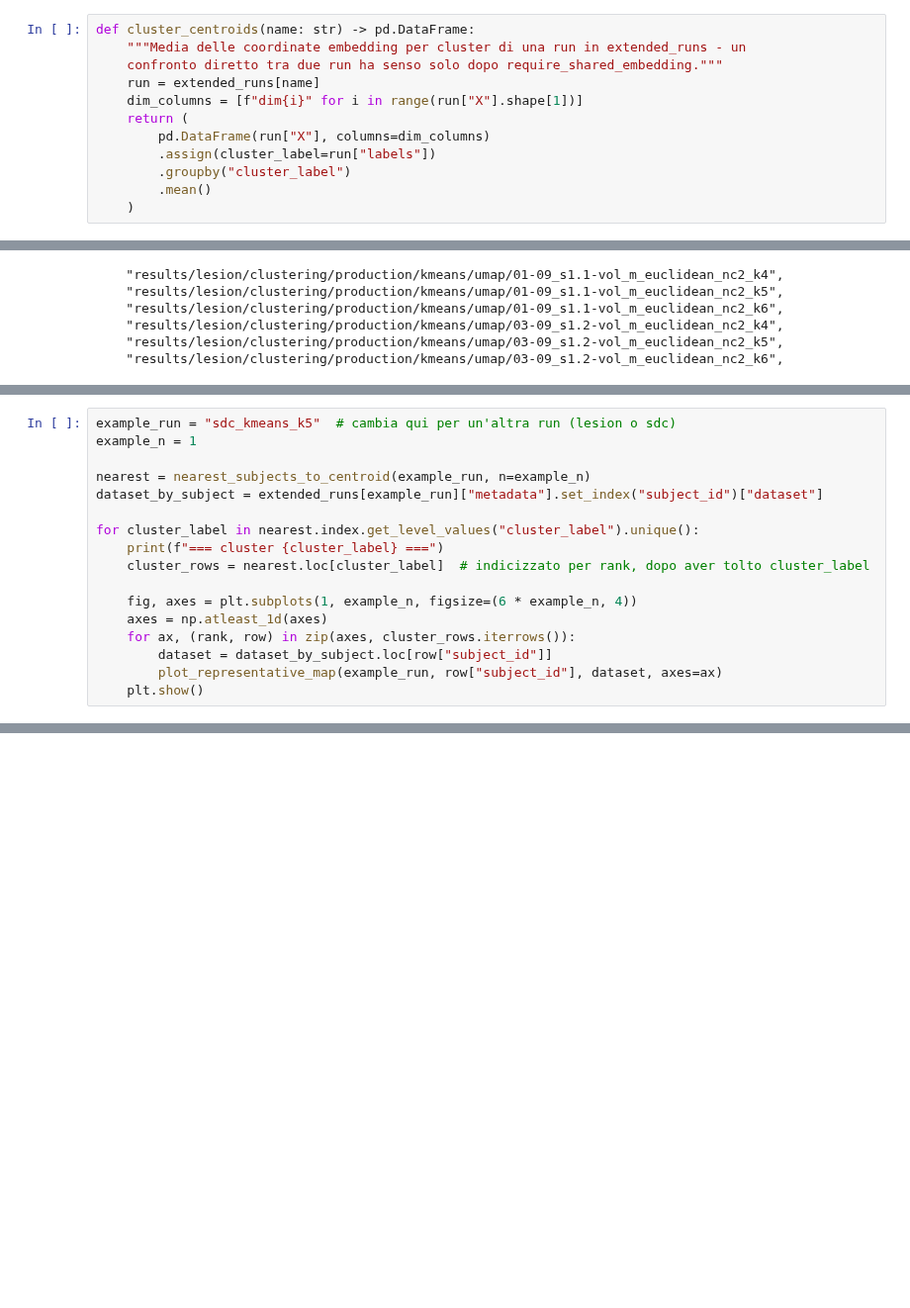
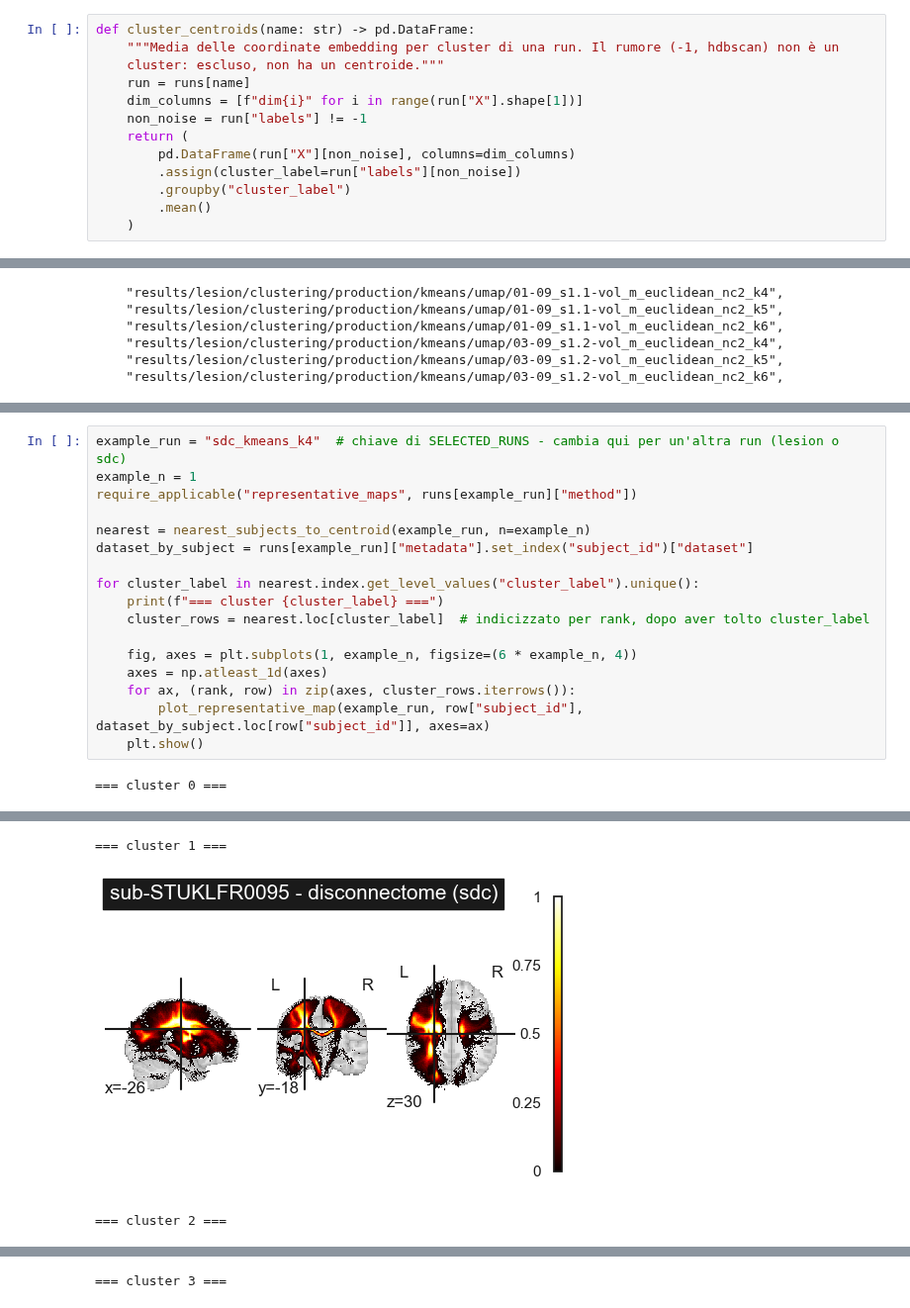
Before and after one commit to EmmaTosato/NEMESIS_fs, a Jupyter notebook: notebooks/post-results_analysis/clustering_evaluation.ipynb, the cells around one changed output, grey strips where cells are left out. Shown at 99% size. Cells and saved outputs as stored; diff of their text form; blank space fills up the shorter version.

```diff
--- a/notebooks/post-results_analysis/clustering_evaluation.ipynb
+++ b/notebooks/post-results_analysis/clustering_evaluation.ipynb
@@ -453,12 +234,13 @@ def require_shared_embedding(name_a: str, name_b: str) -> None:
 # %%
 def cluster_centroids(name: str) -> pd.DataFrame:
-    """Media delle coordinate embedding per cluster di una run in extended_runs - un
-    confronto diretto tra due run ha senso solo dopo require_shared_embedding."""
-    run = extended_runs[name]
+    """Media delle coordinate embedding per cluster di una run. Il rumore (-1, hdbscan) non è un
+    cluster: escluso, non ha un centroide."""
+    run = runs[name]
     dim_columns = [f"dim{i}" for i in range(run["X"].shape[1])]
+    non_noise = run["labels"] != -1
     return (
-        pd.DataFrame(run["X"], columns=dim_columns)
-        .assign(cluster_label=run["labels"])
+        pd.DataFrame(run["X"][non_noise], columns=dim_columns)
+        .assign(cluster_label=run["labels"][non_noise])
         .groupby("cluster_label")
         .mean()
     )
@@ -1428,17 +463,0 @@ Mappa reale (lesion mask o disconnettoma, a seconda della pipeline - `plot_repre
-# %%
-example_run = "sdc_kmeans_k5"  # cambia qui per un'altra run (lesion o sdc)
-example_n = 1
-
-nearest = nearest_subjects_to_centroid(example_run, n=example_n)
-dataset_by_subject = extended_runs[example_run]["metadata"].set_index("subject_id")["dataset"]
-
-for cluster_label in nearest.index.get_level_values("cluster_label").unique():
-    print(f"=== cluster {cluster_label} ===")
-    cluster_rows = nearest.loc[cluster_label]  # indicizzato per rank, dopo aver tolto cluster_label
-
-    fig, axes = plt.subplots(1, example_n, figsize=(6 * example_n, 4))
-    axes = np.atleast_1d(axes)
-    for ax, (rank, row) in zip(axes, cluster_rows.iterrows()):
-        dataset = dataset_by_subject.loc[row["subject_id"]]
-        plot_representative_map(example_run, row["subject_id"], dataset, axes=ax)
-    plt.show()
@@ -1469,0 +767,19 @@ plot_representative_map(example_run, example_subject, example_dataset, style="gl
+# %%
+example_run = "sdc_kmeans_k4"  # chiave di SELECTED_RUNS - cambia qui per un'altra run (lesion o sdc)
+example_n = 1
+require_applicable("representative_maps", runs[example_run]["method"])
+
+nearest = nearest_subjects_to_centroid(example_run, n=example_n)
+dataset_by_subject = runs[example_run]["metadata"].set_index("subject_id")["dataset"]
+
+for cluster_label in nearest.index.get_level_values("cluster_label").unique():
+    print(f"=== cluster {cluster_label} ===")
+    cluster_rows = nearest.loc[cluster_label]  # indicizzato per rank, dopo aver tolto cluster_label
+
+    fig, axes = plt.subplots(1, example_n, figsize=(6 * example_n, 4))
+    axes = np.atleast_1d(axes)
+    for ax, (rank, row) in zip(axes, cluster_rows.iterrows()):
+        plot_representative_map(example_run, row["subject_id"], dataset_by_subject.loc[row["subject_id"]], axes=ax)
+    plt.show()
+# %% [output]
+=== cluster 0 ===
@@ -1469,0 +787,3 @@ plot_representative_map(example_run, example_subject, example_dataset, style="gl
+=== cluster 1 ===
+[figure, added]
+=== cluster 2 ===
@@ -1469,0 +791 @@ plot_representative_map(example_run, example_subject, example_dataset, style="gl
+=== cluster 3 ===
```
Also changed, not shown: parts of 122 cells of this notebook, 10 other files.
